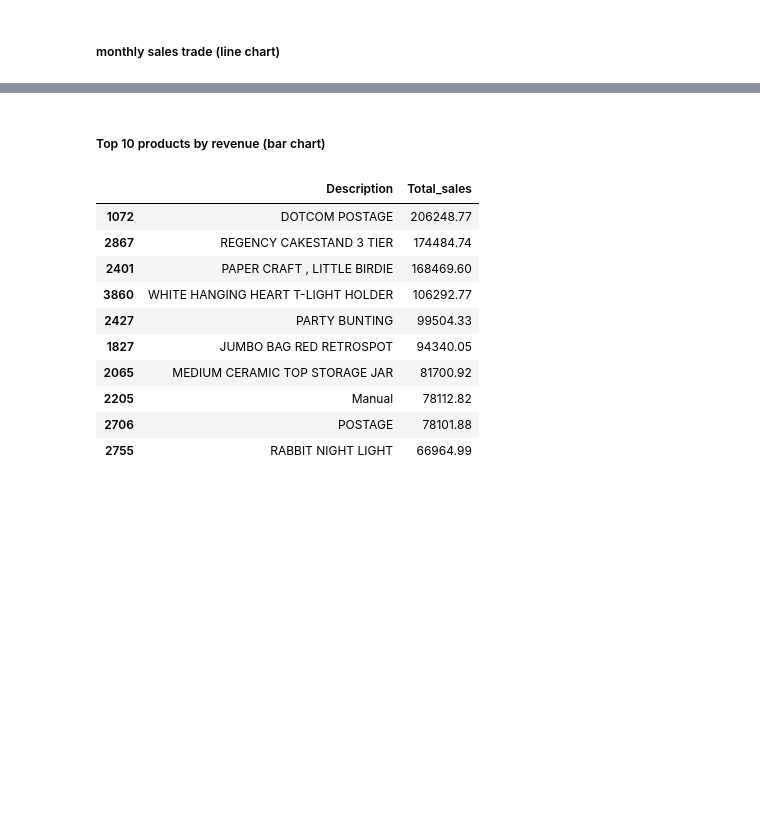
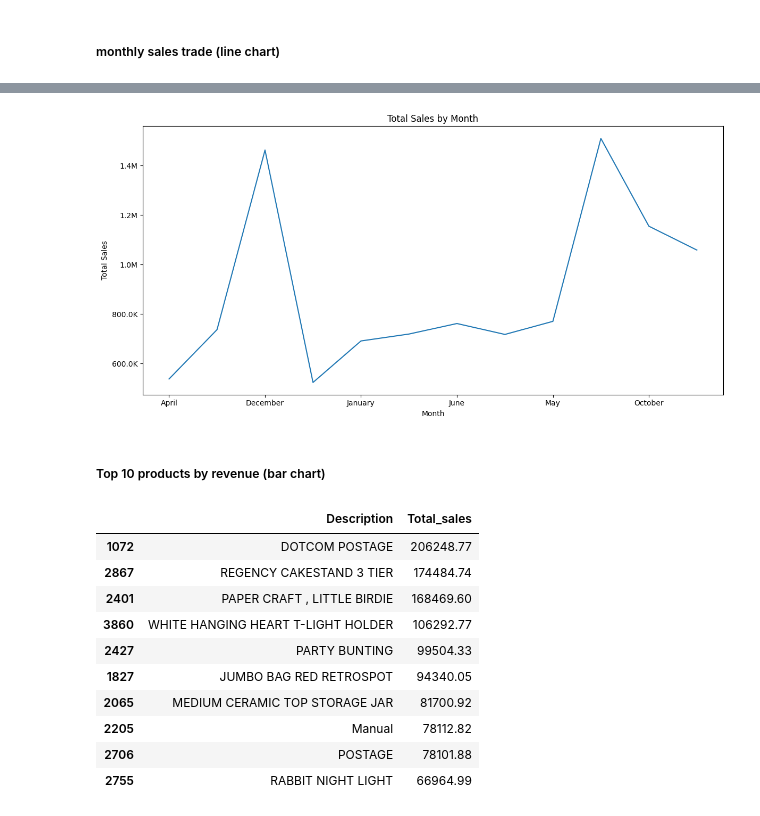
Before and after one commit to natnaelaster/Daily-exercise, a Jupyter notebook: day_1_sales_analysis/ecommerce_sales_dashboard.ipynb, the cells around one changed output, grey strips where cells are left out. Cells and saved outputs as stored; diff of their text form; code cells hidden in the pictures; blank space fills up the shorter version.

```diff
--- a/day_1_sales_analysis/ecommerce_sales_dashboard.ipynb
+++ b/day_1_sales_analysis/ecommerce_sales_dashboard.ipynb
@@ -64,3 +82,26 @@ monthly_sales.reset_index()
+# %%
+monthly_sales = sales_df.groupby(sales_df['InvoiceDate'].dt.strftime('%B'))['Total_sales'].sum()
+
+plt.figure(figsize=(12,6))
+ax = monthly_sales.plot(kind='line')
+plt.xlabel('Month')
+plt.ylabel('Total Sales')
+plt.title('Total Sales by Month')
+
+def human_format(x, pos):
+    if x >= 1_000_000:
+        return f'{x/1_000_000:.1f}M'
+    elif x >= 1_000:
+        return f'{x/1_000:.1f}K'
+    else:
+        return f'{x:.0f}'
+
+ax.yaxis.set_major_formatter(mtick.FuncFormatter(human_format))
+
+plt.tight_layout()
+plt.show()
+# %% [output]
+[figure, added]
 # %% [markdown]
 ##### Top 10 products by revenue (bar chart)
 # %%
```
Also changed, not shown: parts of 13 cells of this notebook.
